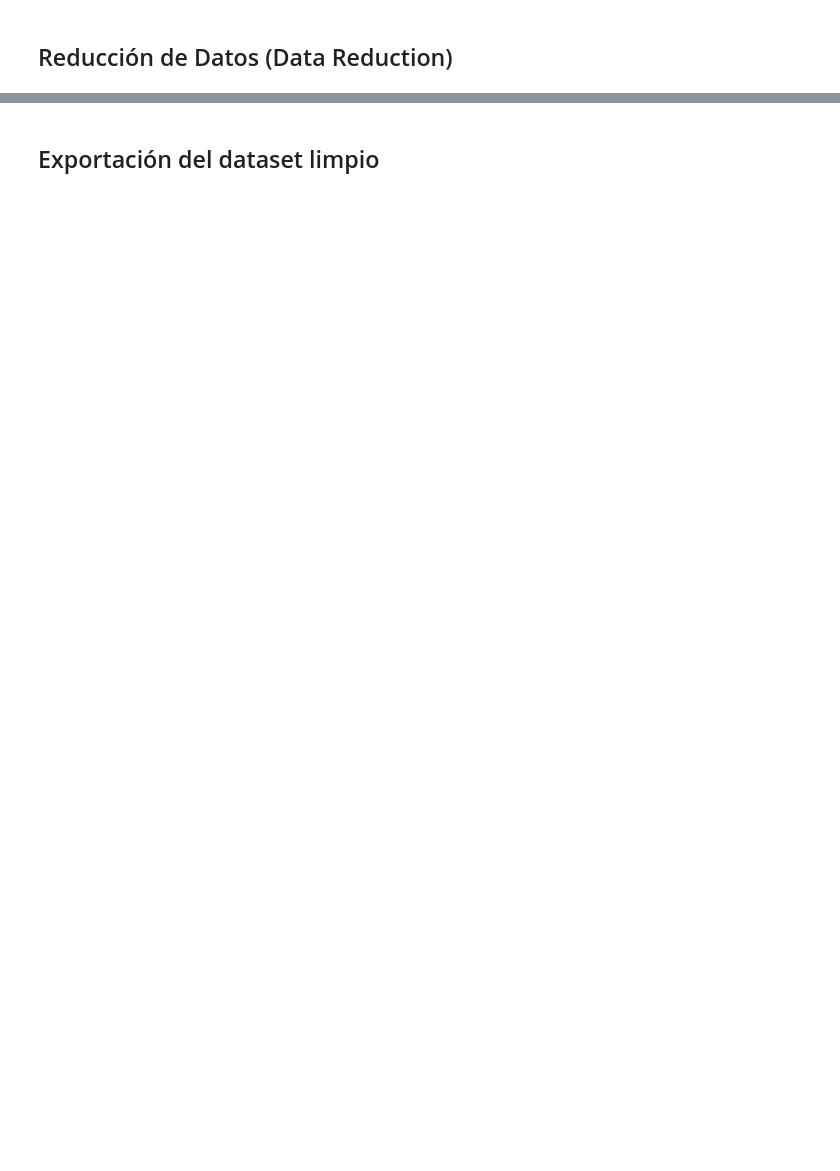
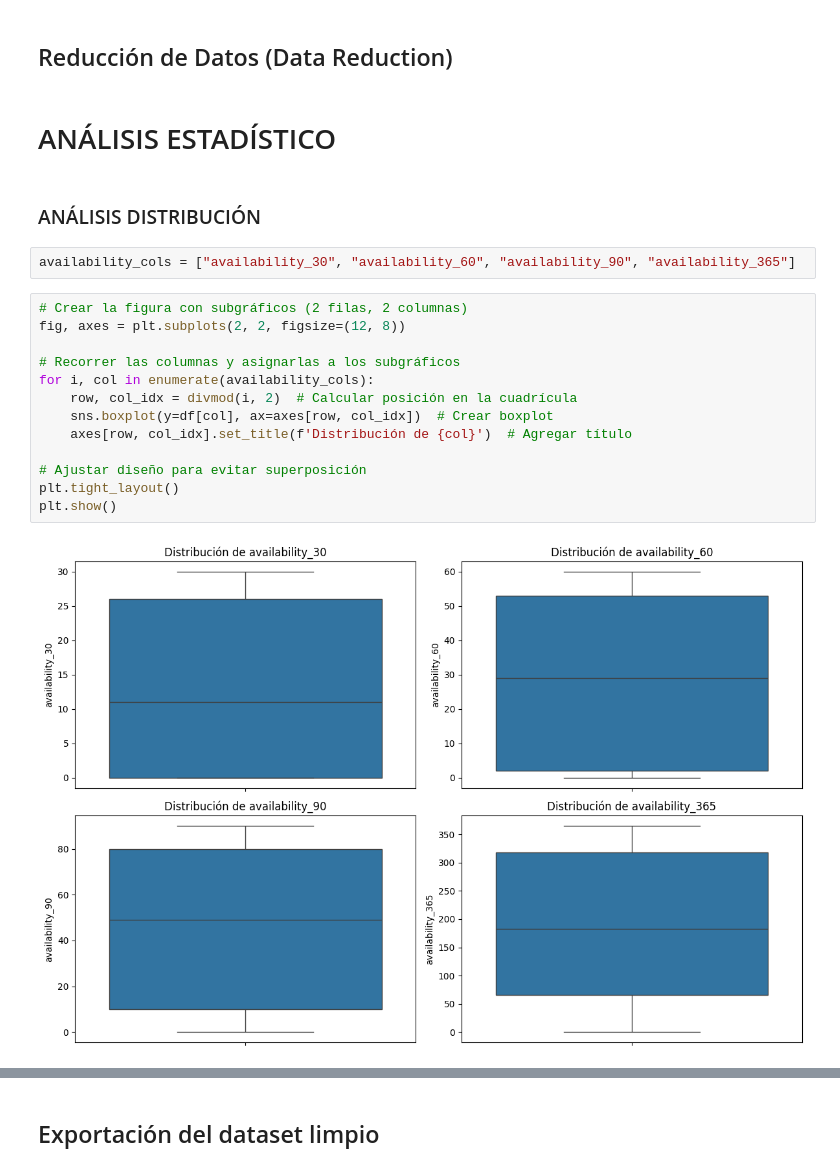
Before and after one commit to MarinaTorba/PersonalDataProrjects, a Jupyter notebook: Equip_E/Scripts/S2_EDA_Inventario.ipynb, the cells around one changed output, grey strips where cells are left out. Saved outputs shown, nothing was run; the diff lists cells and outputs as text; blank space fills up the shorter version.

Commit message:
EDA boxplots inventario

```diff
--- a/Equip_E/Scripts/S2_EDA_Inventario.ipynb
+++ b/Equip_E/Scripts/S2_EDA_Inventario.ipynb
@@ -416,2 +394,23 @@ np.int64(0)
 # %% [markdown]
 ## Reducción de Datos (Data Reduction)
+# %% [markdown]
+# ANÁLISIS ESTADÍSTICO
+# %% [markdown]
+### ANÁLISIS DISTRIBUCIÓN
+# %%
+availability_cols = ["availability_30", "availability_60", "availability_90", "availability_365"]
+# %%
+# Crear la figura con subgráficos (2 filas, 2 columnas)
+fig, axes = plt.subplots(2, 2, figsize=(12, 8))
+
+# Recorrer las columnas y asignarlas a los subgráficos
+for i, col in enumerate(availability_cols):
+    row, col_idx = divmod(i, 2)  # Calcular posición en la cuadrícula
+    sns.boxplot(y=df[col], ax=axes[row, col_idx])  # Crear boxplot
+    axes[row, col_idx].set_title(f'Distribución de {col}')  # Agregar título
+
+# Ajustar diseño para evitar superposición
+plt.tight_layout()
+plt.show()
+# %% [output]
+[figure, added]
```
Also changed, not shown: parts of 14 cells of this notebook.
